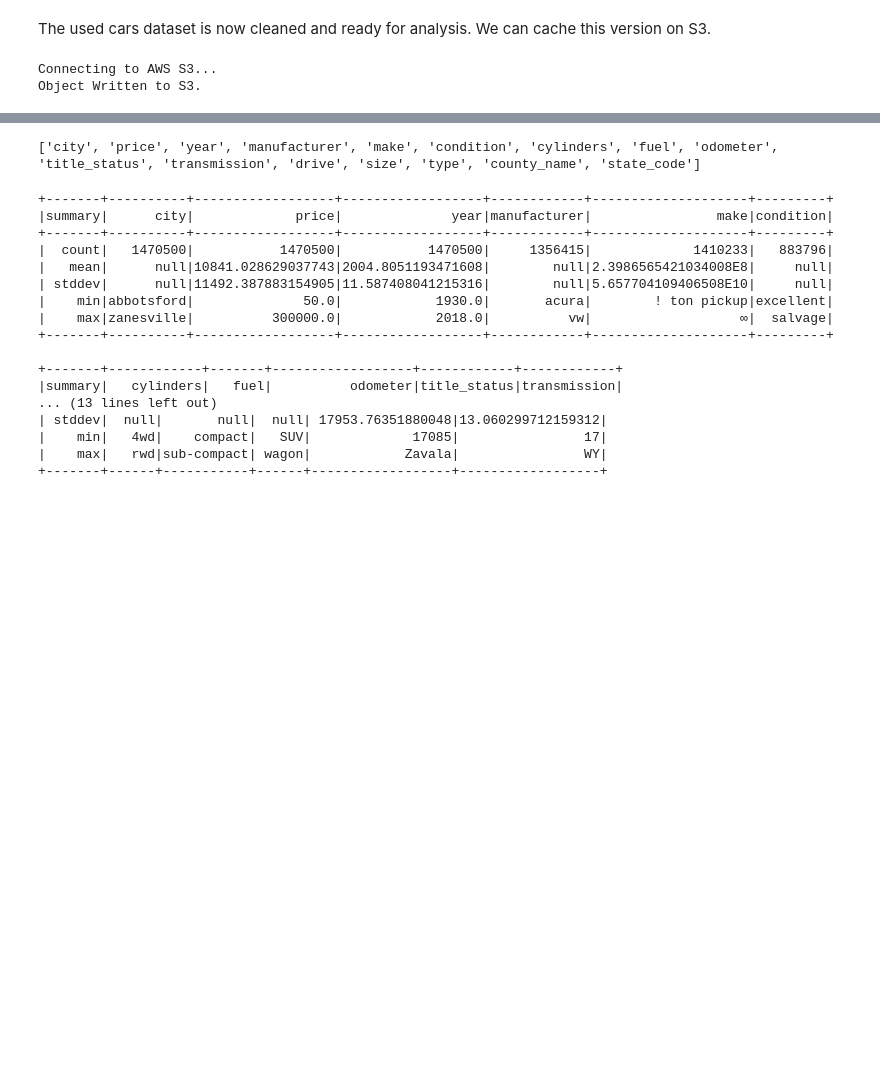
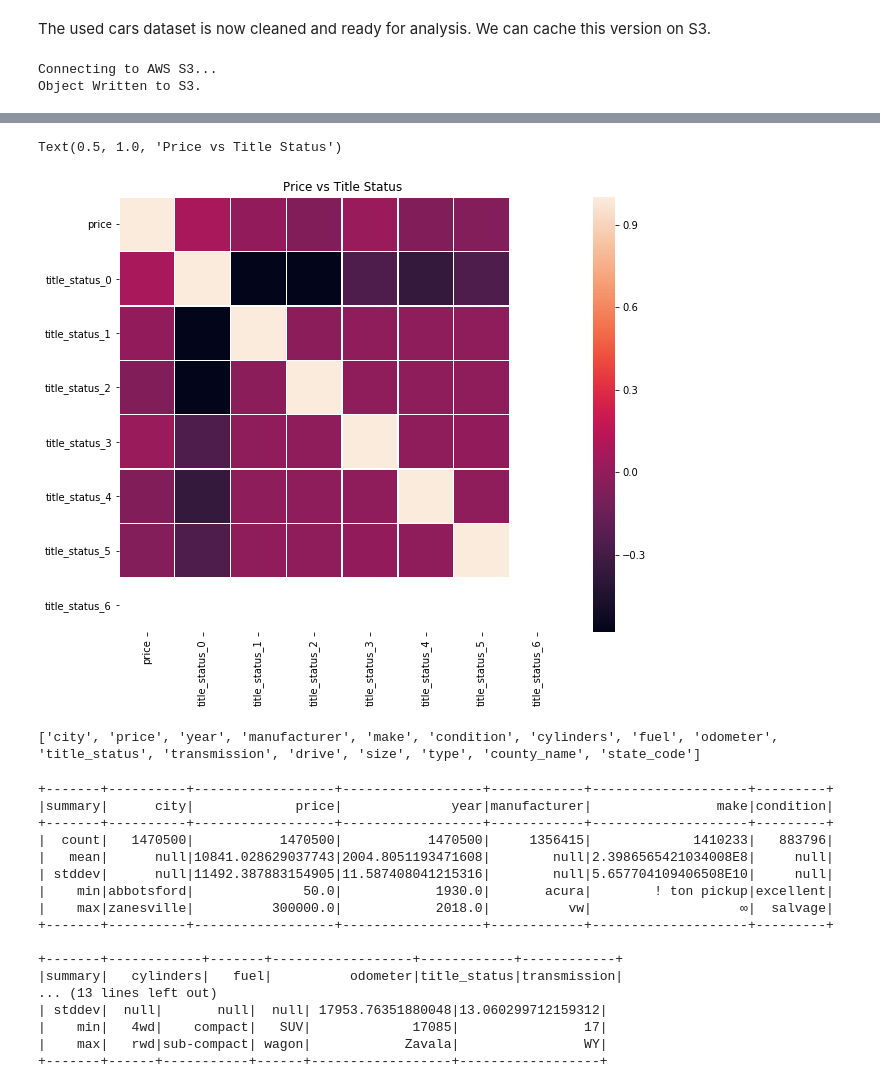
Before and after one commit to Technocolabs100/Car-Price-Prediction, a Jupyter notebook: ETL/PySpark Vehicles.ipynb, the cells around one changed output, grey strips where cells are left out. Saved outputs shown, nothing was run; the diff lists cells and outputs as text; code cells hidden in the pictures; blank space fills up the shorter version.

```diff
--- a/ETL/PySpark Vehicles.ipynb
+++ b/ETL/PySpark Vehicles.ipynb
@@ -831,3 +1099,14 @@ Object Written to S3.
+# %%
+df_heat_title_status=df_heat[["price","title_status_0","title_status_1","title_status_2","title_status_3","title_status_4","title_status_5","title_status_6"]]
+#encoded.select("price","condition_0","condition_1","condition_2","condition_3","condition_4","condition_5","condition_6").sample(False,0.0001,63).toPandas()
+
+matrix = df_heat_title_status.corr()
+f, ax = plt.subplots(figsize=(10, 8))
+sns.heatmap(matrix, linewidth=0.5)
+plt.title('Price vs Title Status')
+# %% [output]
+Text(0.5, 1.0, 'Price vs Title Status')
+[figure, added]
 # %%
 print(vehicle_listings_clean.columns)
 # %% [output]
```
Also changed, not shown: parts of 41 cells of this notebook, 54 other files.
